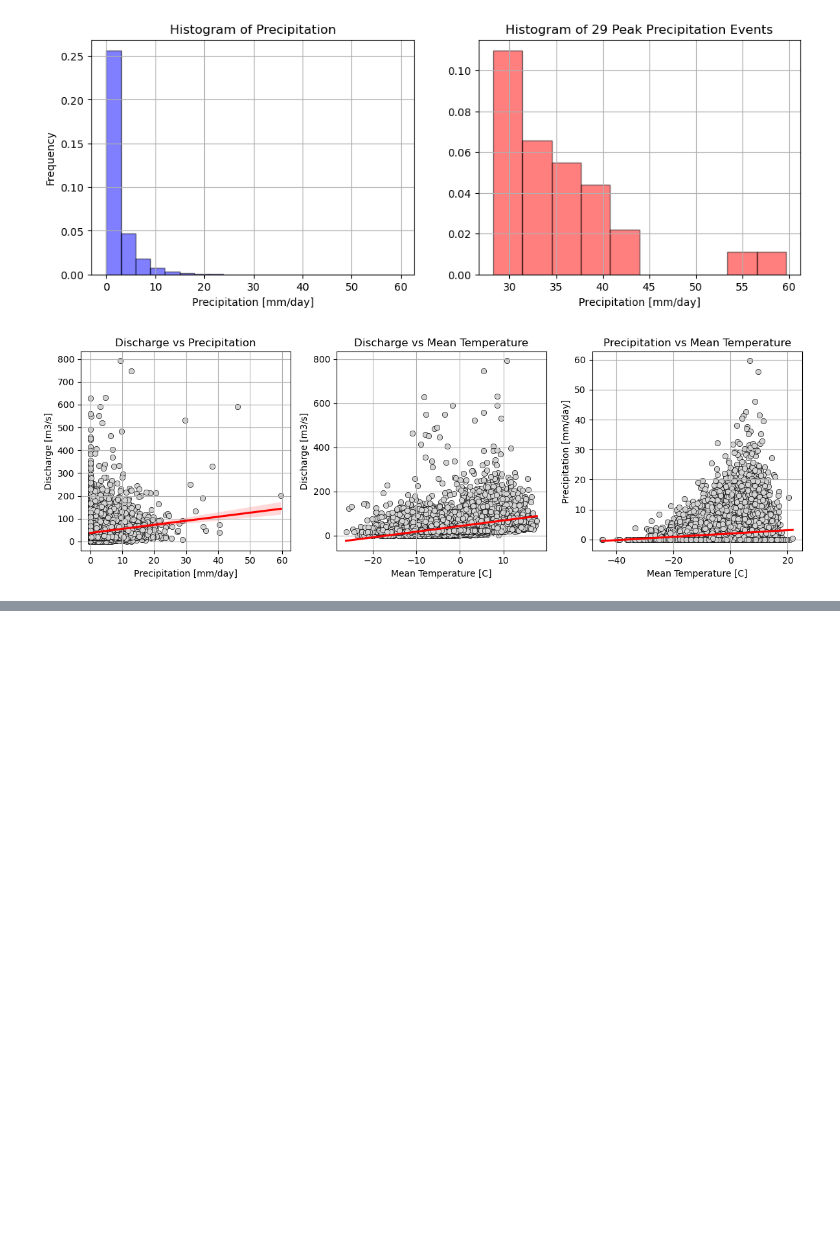
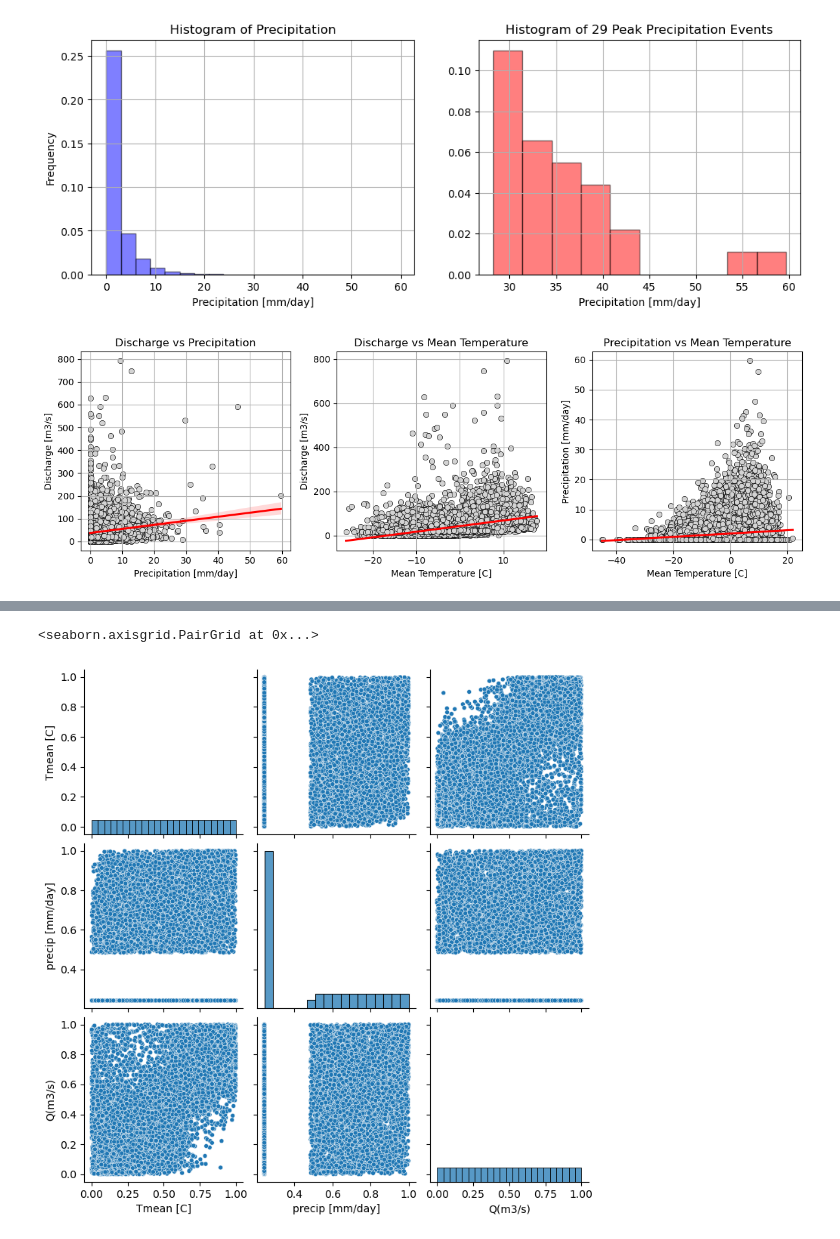
Before and after one commit to maxblw/CEGM2005_glommaproject, a Jupyter notebook: Data_analysis/Data_analysis.ipynb, the cells around one changed output, grey strips where cells are left out. Drawn from its saved outputs; the diff is of its cells as text; code cells hidden in the pictures; blank space fills up the shorter version.

Commit message:
pairplot

```diff
--- a/Data_analysis/Data_analysis.ipynb
+++ b/Data_analysis/Data_analysis.ipynb
@@ -232,2 +232,13 @@ maximum slope for lag = 0 days: 0.1339580728040661
 <Axes: xlabel='precip [mm/day]', ylabel='Q_shifted'>
 [figure]
+# %%
+def unity(data):
+    u_hat = data.copy()
+    for col in data.columns:
+        u_hat[col]= stats.rankdata(data[col]) / (len(data[col]) + 1)
+    return u_hat
+unity_df = unity(df.dropna())
+sns.pairplot(data=unity_df, height=2.5, plot_kws = dict(size=.1))
+# %% [output]
+<seaborn.axisgrid.PairGrid at 0x...>
+[figure, added]
```
Also changed, not shown: parts of 1 cell of this notebook, 8 other files.
